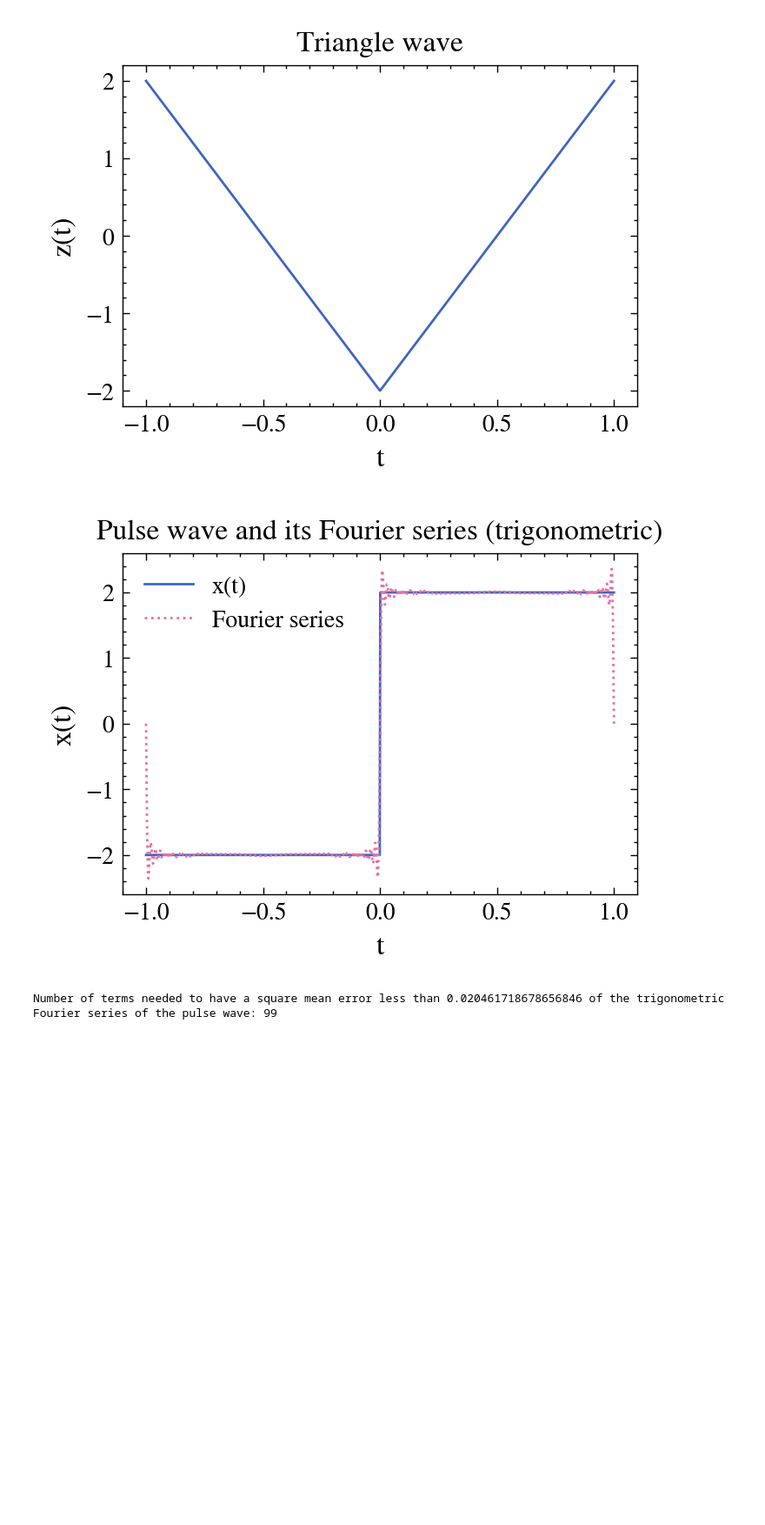
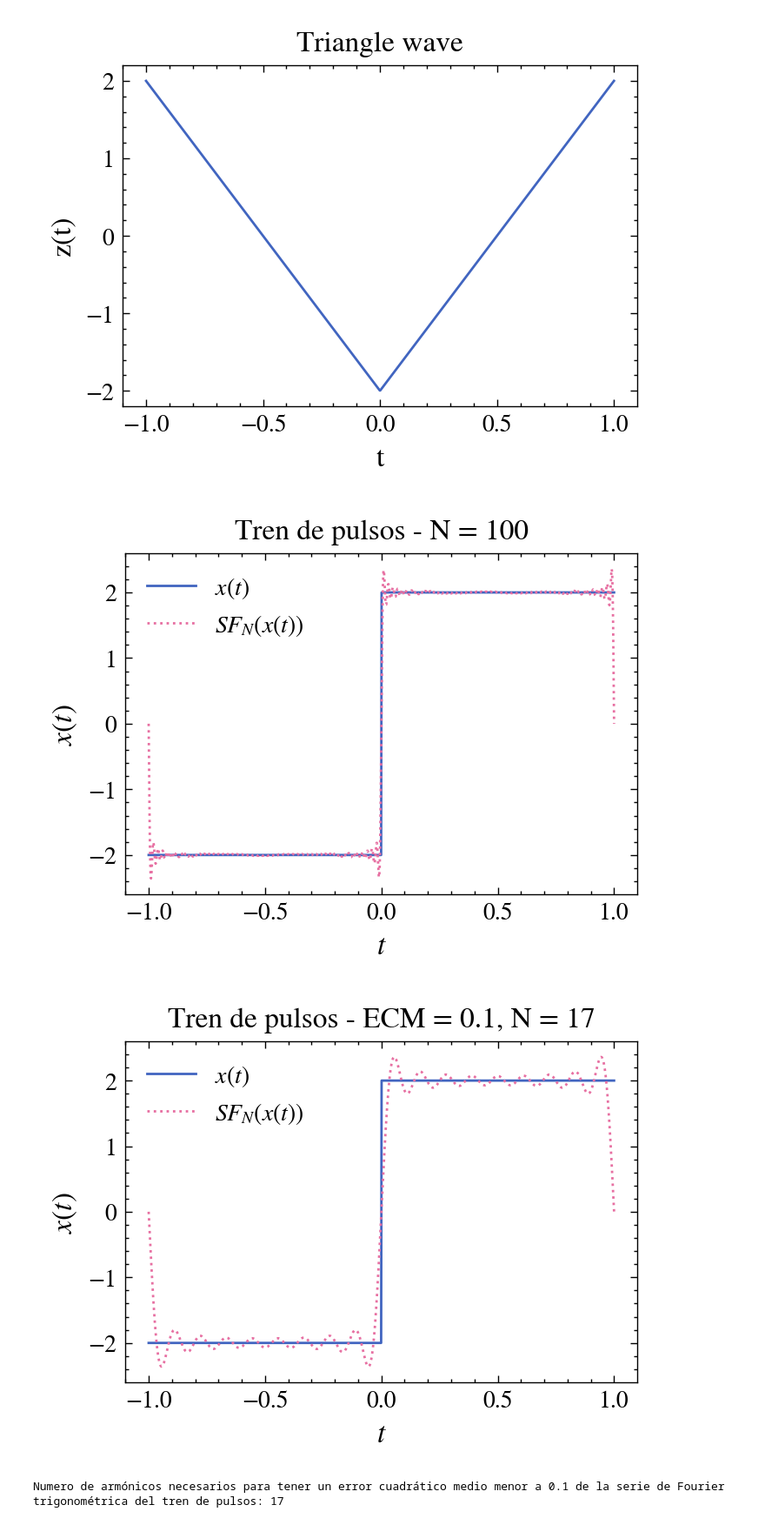
Before and after one commit to ignaschuemer7/TP1-AM3, a Jupyter notebook: better_caul_saul.ipynb, the cells around one changed output. Shown: that part at 87% size. Saved outputs shown, nothing was run; the diff lists cells and outputs as text; code cells hidden in the pictures; blank space fills up the shorter version.

```diff
--- a/better_caul_saul.ipynb
+++ b/better_caul_saul.ipynb
@@ -11,17 +11,21 @@ A = 2
 F = 0.5
 
 # Pulse wave
-x = lambda t: A * np.sign(np.sin(2 * np.pi * F * t))
+def pulse_train():
+    return lambda t: A * np.sign(np.sin(2 * np.pi * F * t))
 
 # Sawtooth wave
-y = lambda t: A * (t * F - np.floor(0.5 + t * F))
+def sawtooth():
+    return lambda t: A * (t * F - np.floor(0.5 + t * F))
 
 #triangle wave
-z = lambda t: 4*A*abs((t*F - np.floor(0.5 + t*F)))-A
+def triangle():
+    return lambda t: 4*A*abs((t*F - np.floor(0.5 + t*F)))-A
 # %%
 # Plot pulse wave
 
 t = np.linspace(-1, 1, 1000)
+x = pulse_train()
 plt.plot(t, x(t))
 plt.xlabel('t')
 plt.ylabel('x(t)')
@@ -79,7 +85,7 @@ def expFourierSeries(cn: callable, c0: float, T: float, N: int) -> callable:
         return c0 + sum(cn(n) * np.exp(2 * np.pi * 1j * n * t / T) for n in range(-N, N + 1) if n != 0)
     return f
 
-def CuadraticMeanError(f: callable, g: callable, t: np.ndarray) -> float:
+def CuadraticMeanError(f: callable, g: callable, t: np.ndarray, discontinuities: np.ndarray = np.array([])) -> float:
     """
     Returns the cuadratic mean error between f and g in the interval t.
     :param f: function
@@ -101,7 +107,7 @@ def amountArmonics(f: callable, an: callable, bn: callable, a0: float, T: float,
         N += 1
     return N
 # %%
-def make_pulse_train():
+def sf_pulse_train():
     """
     Returns the pulse train armoinc coefficients.
     """
@@ -110,7 +116,7 @@ def make_pulse_train():
     bn = lambda n: -2 * (A / (np.pi * n)) * (np.cos(np.pi * n) - 1)
     return a0, an, bn
 
-def make_sawtooth():
+def sf_sawtooth():
     """
     Returns the sawtooth armoinc coefficients.
     """
@@ -119,7 +125,7 @@ def make_sawtooth():
     bn = lambda n: -A * np.cos(np.pi * n) / (np.pi * n)
     return a0, an, bn
 
-def make_triangle_wave():
+def sf_triangle_wave():
     """
     Returns the triangle wave armoinc coefficients.
     """
@@ -130,32 +136,54 @@ def make_triangle_wave():
 # %%
 # Pulse wave Fourier series
 
 # Trigonometric
-a0, an, bn = make_pulse_train()
+a0, an, bn = sf_pulse_train()
 T = 1 / F
 N = 100
 
 f = trigFourierSeries(an, bn, a0, T, N)
 
 # Plot pulse wave and its Fourier series
+# t = np.linspace(-1, 1, 1000)
+# plt.plot(t, y(t), label=r'$y(t)$')
+# plt.plot(t, f(t), label=r'$SF_{N}(y(t))$')
+# plt.xlabel(r'$t$')
+# plt.ylabel(r'$y(t)$')
+# plt.title(r'Onda diente de sierra - Serie de Fourier trigonométrica')
+# plt.legend()
+# plt.show()
 
 t = np.linspace(-1, 1, 1000)
-plt.plot(t, x(t), label='x(t)')
-plt.plot(t, f(t), label='Fourier series')
-plt.xlabel('t')
-plt.ylabel('x(t)')
-plt.title('Pulse wave and its Fourier series (trigonometric)')
+plt.plot(t, x(t), label=r'$x(t)$')
+plt.plot(t, f(t), label=r'$SF_{N}(x(t))$')
+plt.xlabel(r'$t$')
+plt.ylabel(r'$x(t)$')
+plt.title(f'Tren de pulsos - N = {N}')
 plt.legend()
 plt.show()
 
 #errors
 #Square mean error
-e = CuadraticMeanError(x, f, t)
-#number of armomics
-print(f'Number of terms needed to have a square mean error less than {e} of the trigonometric Fourier series of the pulse wave:', amountArmonics(x, an, bn, a0, T, e))
+# e = CuadraticMeanError(x, f, t)
+# print(f'Numero de armónicos necesarios para tener un error cuadrático medio menor a {e} de la serie de Fourier trigonométrica de la onda diente de sierra:', amountArmonics(x, an, bn, a0, T, e))
+
+e = 0.1
+N = amountArmonics(x, an, bn, a0, T, e)
+f = trigFourierSeries(an, bn, a0, T, N)
+
+plt.plot(t, x(t), label=r'$x(t)$')
+plt.plot(t, f(t), label=r'$SF_{N}(x(t))$')
+plt.xlabel(r'$t$')
+plt.ylabel(r'$x(t)$')
+plt.legend()
+plt.title(f'Tren de pulsos - ECM = {e}, N = {N}')
+plt.show()
+
+print(f'Numero de armónicos necesarios para tener un error cuadrático medio menor a {e} de la serie de Fourier trigonométrica del tren de pulsos:', N)
 # %% [output]
-[figure, old version]
+[figure, new version]
+[figure, added]
-Number of terms needed to have a square mean error less than 0.020461718678656846 of the trigonometric Fourier series of the pulse wave: 99
+Numero de armónicos necesarios para tener un error cuadrático medio menor a 0.1 de la serie de Fourier trigonométrica del tren de pulsos: 17
 # %%
 def expFourierSeries(cn: callable, c0: float, T: float, N: int) -> callable:
     """
```
Also changed, not shown: parts of 9 cells of this notebook, 1 other file.
